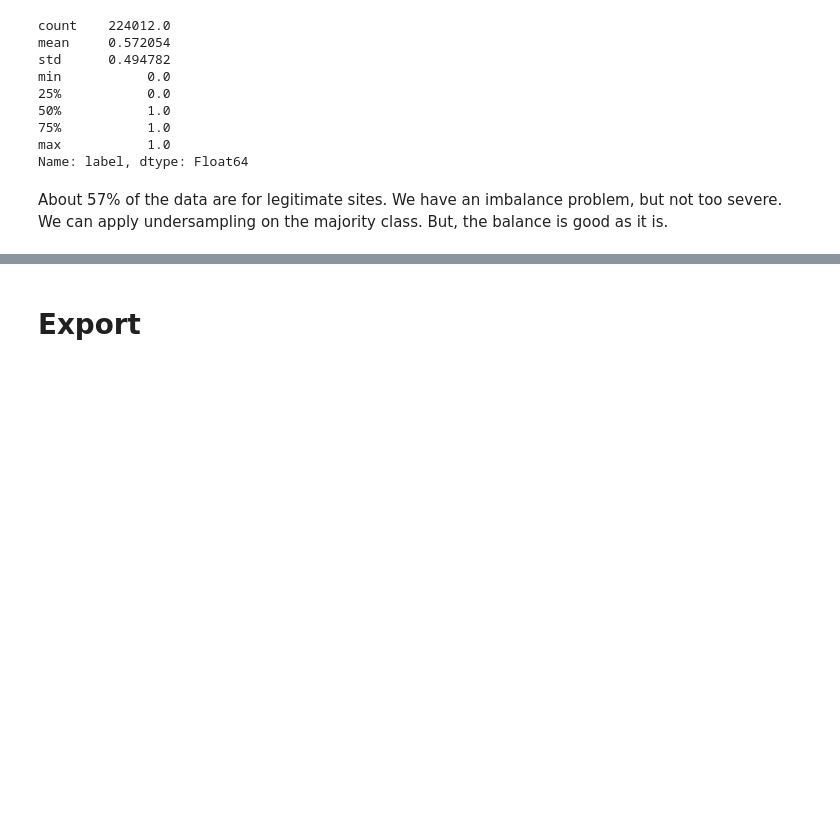
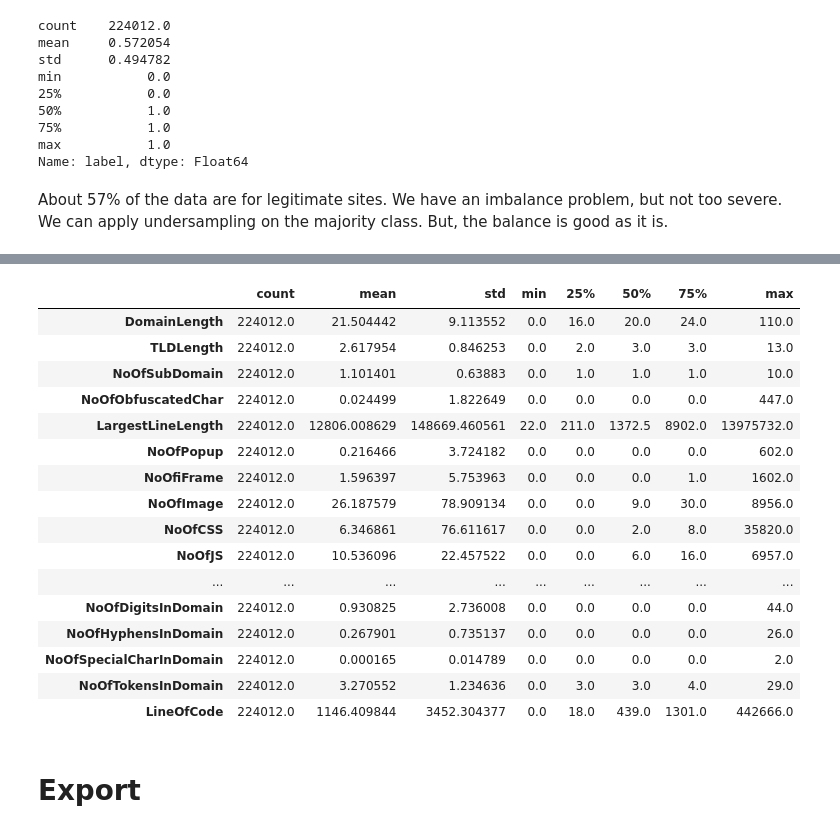
Before and after one commit to BugraAKKUS/Phishing-URL--Website--Detection, a Jupyter notebook: feature_engineering.ipynb, the cells around one changed output, grey strips where cells are left out. Drawn from its saved outputs; the diff is of its cells as text; code cells hidden in the pictures; blank space fills up the shorter version.

```diff
--- a/feature_engineering.ipynb
+++ b/feature_engineering.ipynb
@@ -478,3 +513,23 @@ About 57% of the data are for legitimate sites. We have an imbalance problem, bu
+# %%
+data[discrete_columns].describe().T
+# %% [output]
+|  | count | mean | std | min | 25% | 50% | 75% | max |
+| DomainLength | 224012.0 | 21.504442 | 9.113552 | 0.0 | 16.0 | 20.0 | 24.0 | 110.0 |
+| TLDLength | 224012.0 | 2.617954 | 0.846253 | 0.0 | 2.0 | 3.0 | 3.0 | 13.0 |
+| NoOfSubDomain | 224012.0 | 1.101401 | 0.63883 | 0.0 | 1.0 | 1.0 | 1.0 | 10.0 |
+| NoOfObfuscatedChar | 224012.0 | 0.024499 | 1.822649 | 0.0 | 0.0 | 0.0 | 0.0 | 447.0 |
+| LargestLineLength | 224012.0 | 12806.008629 | 148669.460561 | 22.0 | 211.0 | 1372.5 | 8902.0 | 13975732.0 |
+| NoOfPopup | 224012.0 | 0.216466 | 3.724182 | 0.0 | 0.0 | 0.0 | 0.0 | 602.0 |
+| NoOfiFrame | 224012.0 | 1.596397 | 5.753963 | 0.0 | 0.0 | 0.0 | 1.0 | 1602.0 |
+| NoOfImage | 224012.0 | 26.187579 | 78.909134 | 0.0 | 0.0 | 9.0 | 30.0 | 8956.0 |
+| NoOfCSS | 224012.0 | 6.346861 | 76.611617 | 0.0 | 0.0 | 2.0 | 8.0 | 35820.0 |
+| NoOfJS | 224012.0 | 10.536096 | 22.457522 | 0.0 | 0.0 | 6.0 | 16.0 | 6957.0 |
+| ... | ... | ... | ... | ... | ... | ... | ... | ... |
+| NoOfDigitsInDomain | 224012.0 | 0.930825 | 2.736008 | 0.0 | 0.0 | 0.0 | 0.0 | 44.0 |
+| NoOfHyphensInDomain | 224012.0 | 0.267901 | 0.735137 | 0.0 | 0.0 | 0.0 | 0.0 | 26.0 |
+| NoOfSpecialCharInDomain | 224012.0 | 0.000165 | 0.014789 | 0.0 | 0.0 | 0.0 | 0.0 | 2.0 |
+| NoOfTokensInDomain | 224012.0 | 3.270552 | 1.234636 | 0.0 | 3.0 | 3.0 | 4.0 | 29.0 |
+| LineOfCode | 224012.0 | 1146.409844 | 3452.304377 | 0.0 | 18.0 | 439.0 | 1301.0 | 442666.0 |
 # %% [markdown]
 # Export
 # %%
```
Also changed, not shown: parts of 3 cells of this notebook.
